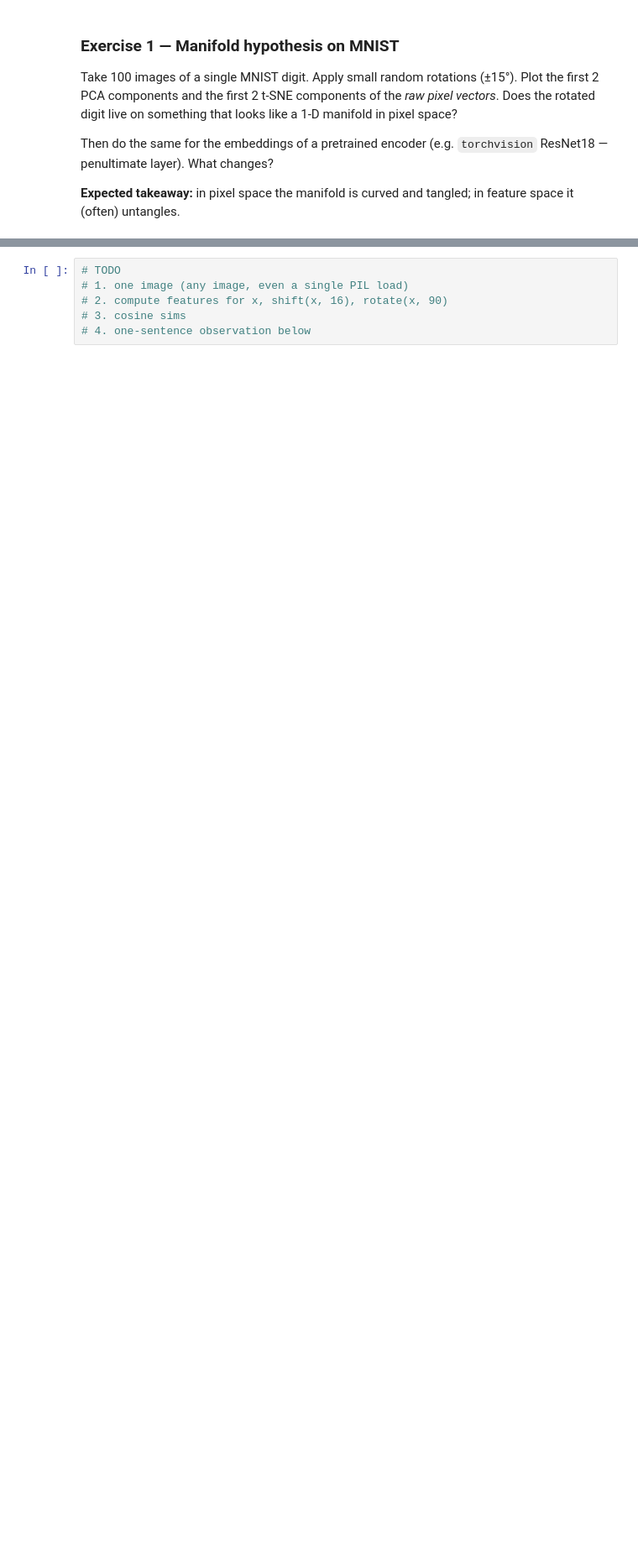
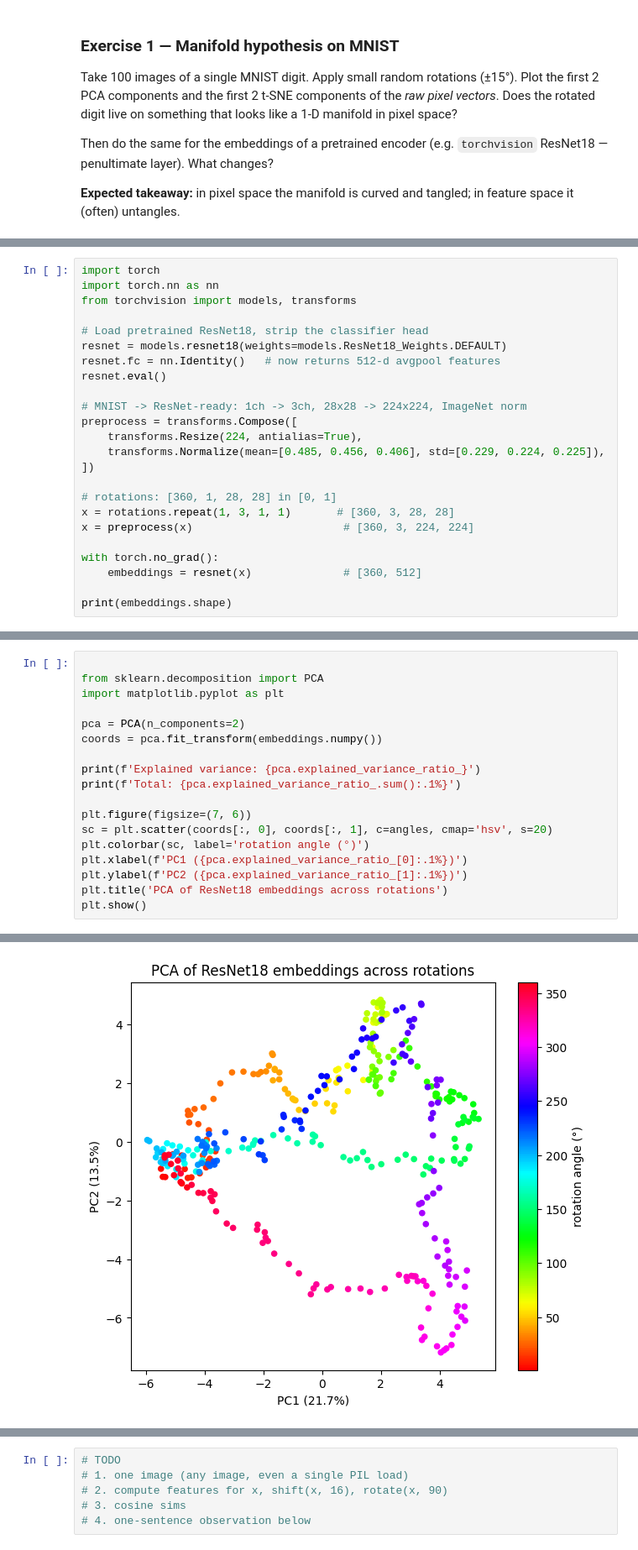
Before and after one commit to jpoberhauser/vision-transformers-and-ssl, a Jupyter notebook: module3_ssl_image_and_video/intro_to_representation_learning.ipynb, the cells around one changed output, grey strips where cells are left out. Shown at 84% size. Saved outputs shown, nothing was run; the diff lists cells and outputs as text; blank space fills up the shorter version.

```diff
--- a/module3_ssl_image_and_video/intro_to_representation_learning.ipynb
+++ b/module3_ssl_image_and_video/intro_to_representation_learning.ipynb
@@ -437,0 +592,24 @@ Then do the same for the embeddings of a pretrained encoder (e.g. `torchvision`
+# %%
+import torch
+import torch.nn as nn
+from torchvision import models, transforms
+
+# Load pretrained ResNet18, strip the classifier head
+resnet = models.resnet18(weights=models.ResNet18_Weights.DEFAULT)
+resnet.fc = nn.Identity()   # now returns 512-d avgpool features
+resnet.eval()
+
+# MNIST -> ResNet-ready: 1ch -> 3ch, 28x28 -> 224x224, ImageNet norm
+preprocess = transforms.Compose([
+    transforms.Resize(224, antialias=True),
+    transforms.Normalize(mean=[0.485, 0.456, 0.406], std=[0.229, 0.224, 0.225]),
+])
+
+# rotations: [360, 1, 28, 28] in [0, 1]
+x = rotations.repeat(1, 3, 1, 1)       # [360, 3, 28, 28]
+x = preprocess(x)                       # [360, 3, 224, 224]
+
+with torch.no_grad():
+    embeddings = resnet(x)              # [360, 512]
+
+print(embeddings.shape)
@@ -437,0 +619,19 @@ Then do the same for the embeddings of a pretrained encoder (e.g. `torchvision`
+# %%
+
+from sklearn.decomposition import PCA
+import matplotlib.pyplot as plt
+
+pca = PCA(n_components=2)
+coords = pca.fit_transform(embeddings.numpy())
+
+print(f'Explained variance: {pca.explained_variance_ratio_}')
+print(f'Total: {pca.explained_variance_ratio_.sum():.1%}')
+
+plt.figure(figsize=(7, 6))
+sc = plt.scatter(coords[:, 0], coords[:, 1], c=angles, cmap='hsv', s=20)
+plt.colorbar(sc, label='rotation angle (°)')
+plt.xlabel(f'PC1 ({pca.explained_variance_ratio_[0]:.1%})')
+plt.ylabel(f'PC2 ({pca.explained_variance_ratio_[1]:.1%})')
+plt.title('PCA of ResNet18 embeddings across rotations')
+plt.show()
+# %% [output]
@@ -437,0 +640 @@ Then do the same for the embeddings of a pretrained encoder (e.g. `torchvision`
+[figure, added]
```
Also changed, not shown: parts of 18 cells of this notebook, 1 other file.
